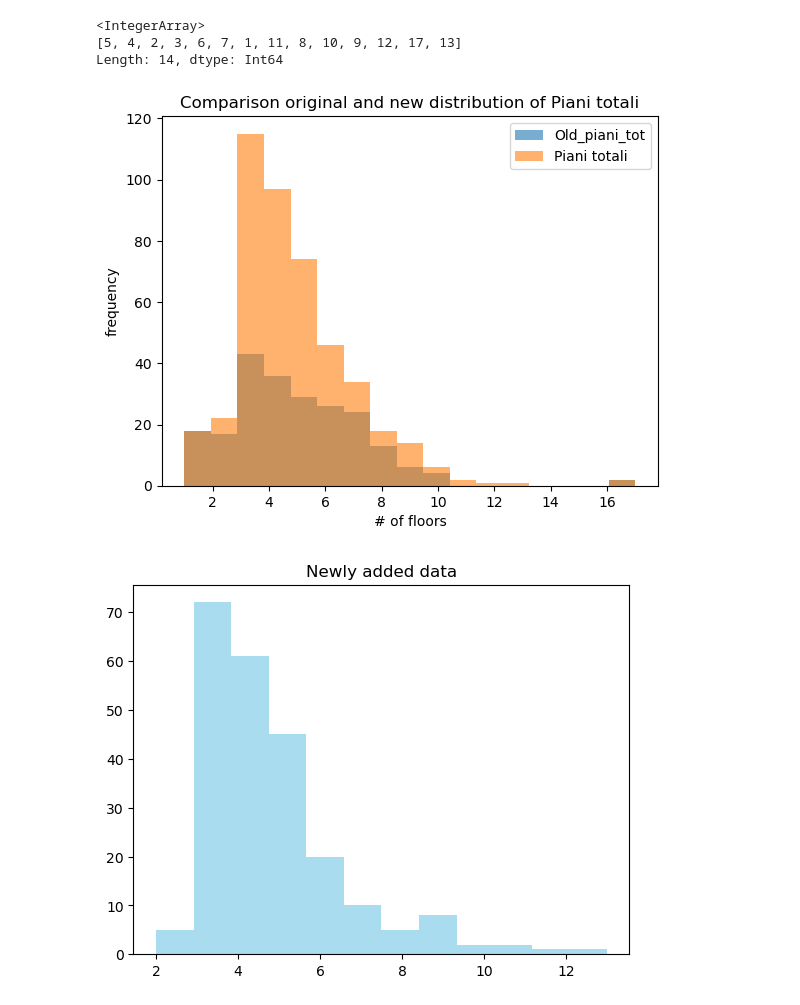
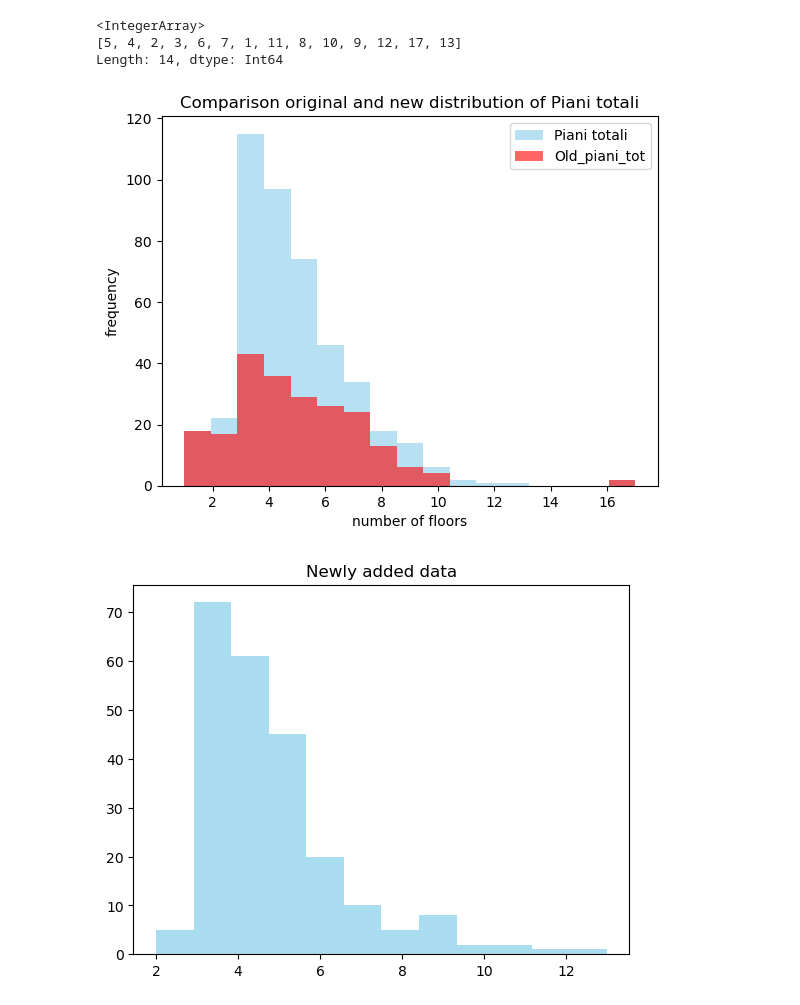
Before and after one commit to silviamacchi/DataQuality_project, a Jupyter notebook: Script report.ipynb, the cells around one changed output. Saved outputs shown, nothing was run; the diff lists cells and outputs as text; code cells hidden in the pictures.

```diff
--- a/Script report.ipynb
+++ b/Script report.ipynb
@@ -237,7 +252,3 @@ data.loc[condition, "Tipologia"] = "RESIDENCE"
 data[data['Tipologia'].isna()]
 #One remains, it can be fill with the mode value
 data['Tipologia']=data['Tipologia'].fillna(data['Tipologia'].mode().values[0])
-# %%
-data[data["Nome"].isna()]
-#Names cannot be predicted, we decided to fill with unknowns
-data['Nome']=data['Nome'].fillna('Unknown')
@@ -288,6 +318,3 @@ data[data["Codice via"].isna()]
 data["Codice via"] = data["Codice via"].fillna(0000)
 # %%
 data[data["Nome via"].isna()]
-#Tipovia and Nomevia cannot be inferred, we put nan
-data['Nome via']=data['Nome via'].fillna('Unknown')
-data['Tipo via']=data['Tipo via'].fillna('Unknown')
@@ -298,3 +324,7 @@ data['Numero stelle']=data['Numero stelle'].fillna(-1)
+# %%
+#Tipovia and Nomevia cannot be inferred, we put nan
+data['Nome via']=data['Nome via'].fillna('UNKNOWN')
+data['Tipo via']=data['Tipo via'].fillna('UNKNOWN')
 # %%
 data.info()
 # %% [output]
@@ -336,7 +399,7 @@ data[data['Piani totali'].isna()]
 # %%
 feature="Piani totali"
 data["Old_piani_tot"]=data["Piani totali"]
-parameters = list(set(["Camere tot", "Posti letto tot", "Numero stelle"]) - set([feature]))
+parameters = list(set(["Camere tot", "Posti letto tot", "Numero stelle"]))
 
 #Create a Linear Regression model to estimate the missing data
 model = linear_model.LinearRegression()
@@ -376,17 +439,18 @@ data["Piani totali"].unique()
 [5, 4, 2, 3, 6, 7, 1, 11, 8, 10, 9, 12, 17, 13]
 Length: 14, dtype: Int64
 # %%
-data[["Old_piani_tot","Piani totali"]].plot.hist(
+data[["Piani totali","Old_piani_tot"]].plot.hist(
     bins=17,            # Numero di intervalli
     alpha=0.6,          # Trasparenza (cruciale per vedere entrambe le distribuzioni)
+    color=["skyblue","red"],
     title='Comparison original and new distribution of Piani totali'
 )
 
-plt.xlabel('# of floors')
+plt.xlabel('number of floors')
 plt.ylabel('frequency')
 plt.show()
 # %% [output]
-[figure, old version]
+[figure, new version]
 # %%
 plt.hist(np.round(model_predicted), bins=12, color='skyblue', alpha=0.7)
 plt.title('Newly added data')
```
Also changed, not shown: parts of 14 cells of this notebook.
